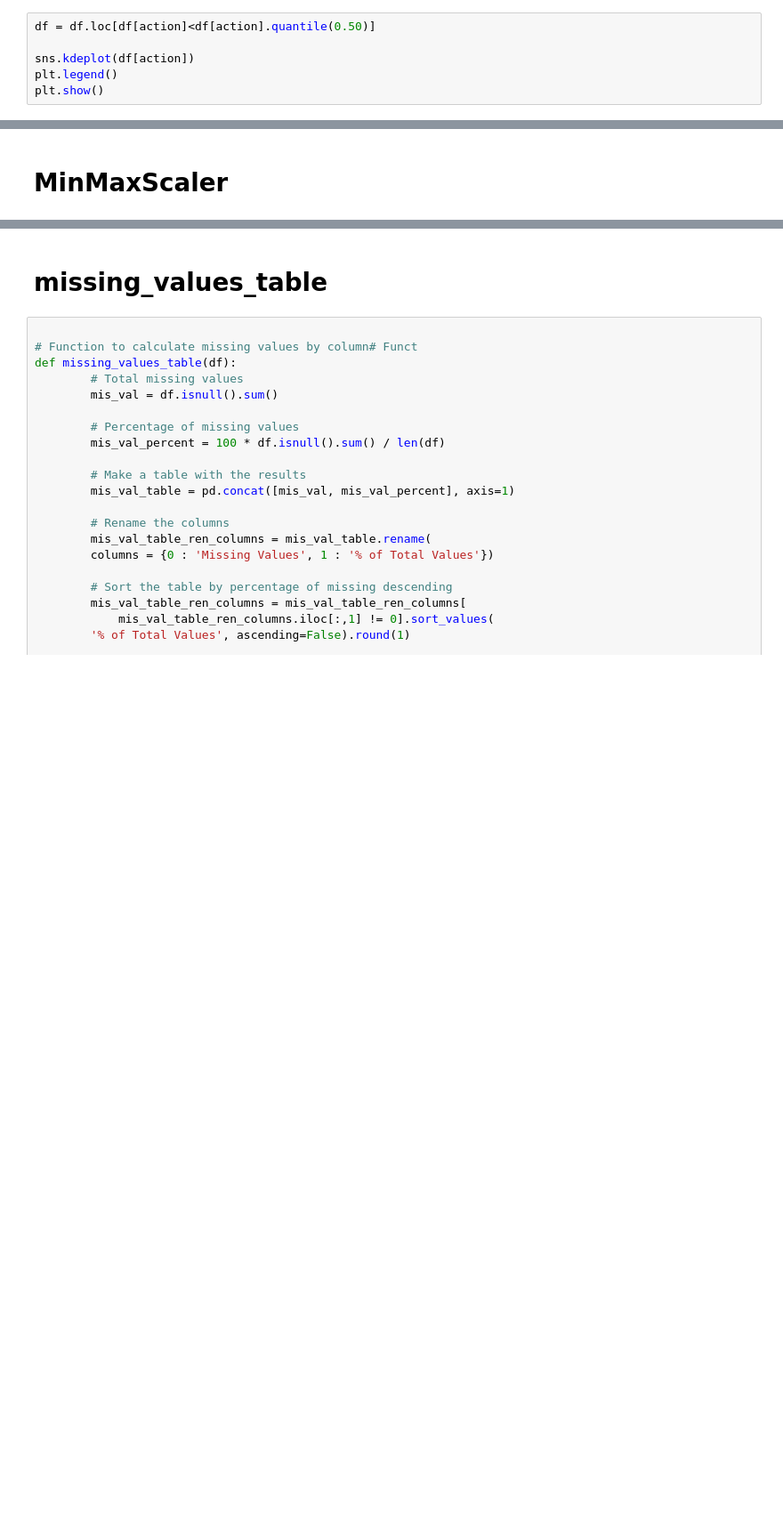
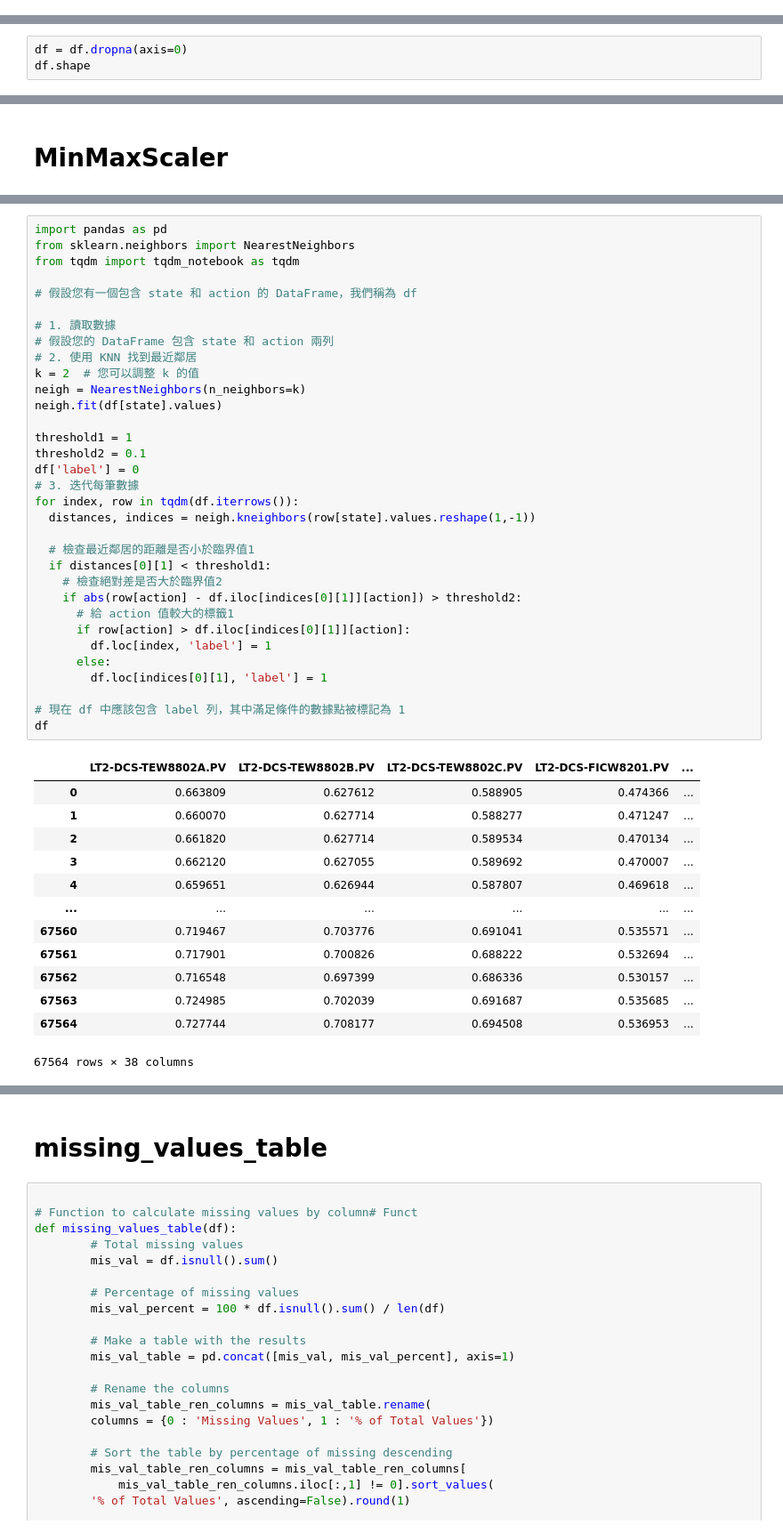
Before and after one commit to skywalker0803r/SCR, a Jupyter notebook: create_data.ipynb, the cells around one changed output, grey strips where cells are left out. Shown at 89% size. Saved outputs shown, nothing was run; the diff lists cells and outputs as text; blank space fills up the shorter version.

```diff
--- a/create_data.ipynb
+++ b/create_data.ipynb
@@ -190,6 +189,0 @@ WARNING:matplotlib.legend:No artists with labels found to put in legend.  Note t
-# %%
-df = df.loc[df[action]<df[action].quantile(0.50)]
-
-sns.kdeplot(df[action])
-plt.legend()
-plt.show()
@@ -208,0 +196,3 @@ state = df.drop([value,action],axis=1).columns.tolist()
+# %%
+df = df.dropna(axis=0)
+df.shape
@@ -245,0 +223,47 @@ See the caveats in the documentation: https://pandas.pydata.org/pandas-docs/stab
+# %%
+import pandas as pd
+from sklearn.neighbors import NearestNeighbors
+from tqdm import tqdm_notebook as tqdm
+
+# 假設您有一個包含 state 和 action 的 DataFrame，我們稱為 df
+
+# 1. 讀取數據
+# 假設您的 DataFrame 包含 state 和 action 兩列
+# 2. 使用 KNN 找到最近鄰居
+k = 2  # 您可以調整 k 的值
+neigh = NearestNeighbors(n_neighbors=k)
+neigh.fit(df[state].values)
+
+threshold1 = 1
+threshold2 = 0.1
+df['label'] = 0
+# 3. 迭代每筆數據
+for index, row in tqdm(df.iterrows()):
+  distances, indices = neigh.kneighbors(row[state].values.reshape(1,-1))
+
+  # 檢查最近鄰居的距離是否小於臨界值1
+  if distances[0][1] < threshold1:
+    # 檢查絕對差是否大於臨界值2
+    if abs(row[action] - df.iloc[indices[0][1]][action]) > threshold2:
+      # 給 action 值較大的標籤1
+      if row[action] > df.iloc[indices[0][1]][action]:
+        df.loc[index, 'label'] = 1
+      else:
+        df.loc[indices[0][1], 'label'] = 1
+
+# 現在 df 中應該包含 label 列，其中滿足條件的數據點被標記為 1
+df
+# %% [output]
+|  | LT2-DCS-TEW8802A.PV | LT2-DCS-TEW8802B.PV | LT2-DCS-TEW8802C.PV | LT2-DCS-FICW8201.PV | ... |
+| 0 | 0.663809 | 0.627612 | 0.588905 | 0.474366 | ... |
+| 1 | 0.660070 | 0.627714 | 0.588277 | 0.471247 | ... |
+| 2 | 0.661820 | 0.627714 | 0.589534 | 0.470134 | ... |
+| 3 | 0.662120 | 0.627055 | 0.589692 | 0.470007 | ... |
+| 4 | 0.659651 | 0.626944 | 0.587807 | 0.469618 | ... |
+| ... | ... | ... | ... | ... | ... |
+| 67560 | 0.719467 | 0.703776 | 0.691041 | 0.535571 | ... |
+| 67561 | 0.717901 | 0.700826 | 0.688222 | 0.532694 | ... |
+| 67562 | 0.716548 | 0.697399 | 0.686336 | 0.530157 | ... |
+| 67563 | 0.724985 | 0.702039 | 0.691687 | 0.535685 | ... |
+| 67564 | 0.727744 | 0.708177 | 0.694508 | 0.536953 | ... |
+67564 rows × 38 columns
```
Also changed, not shown: parts of 12 cells of this notebook.
